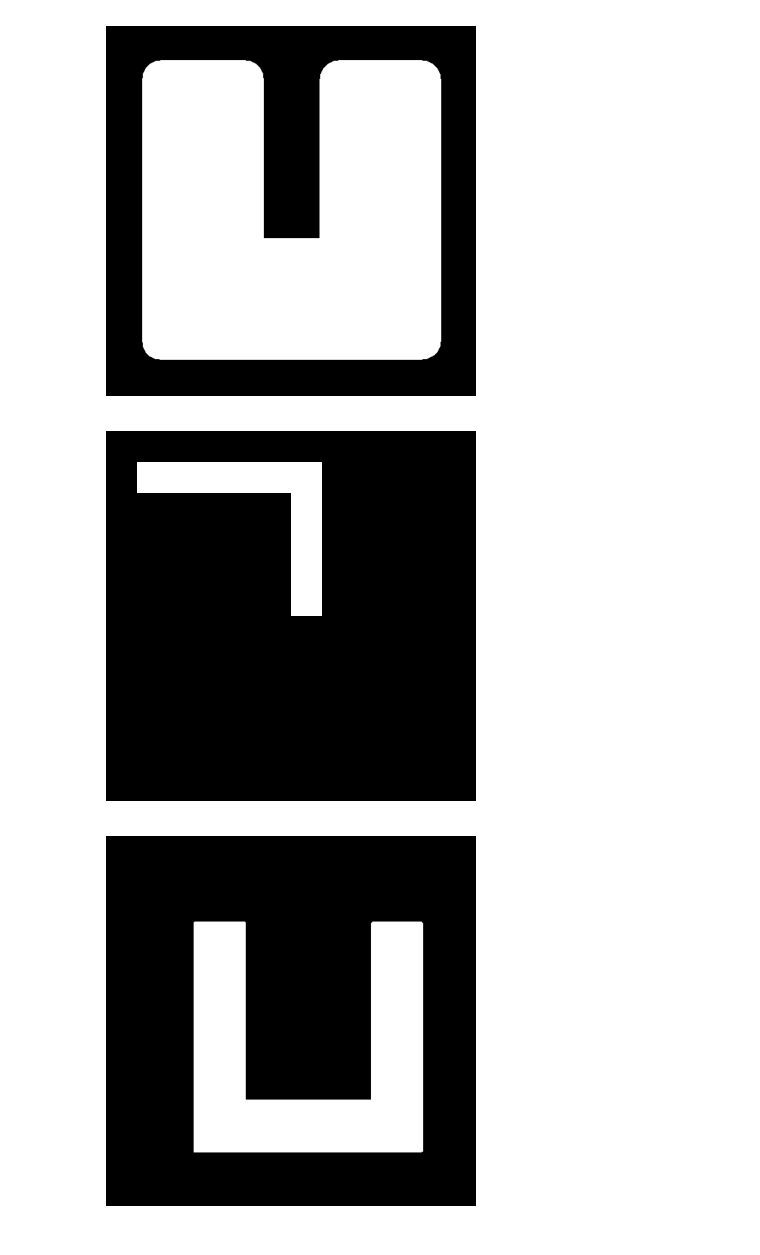
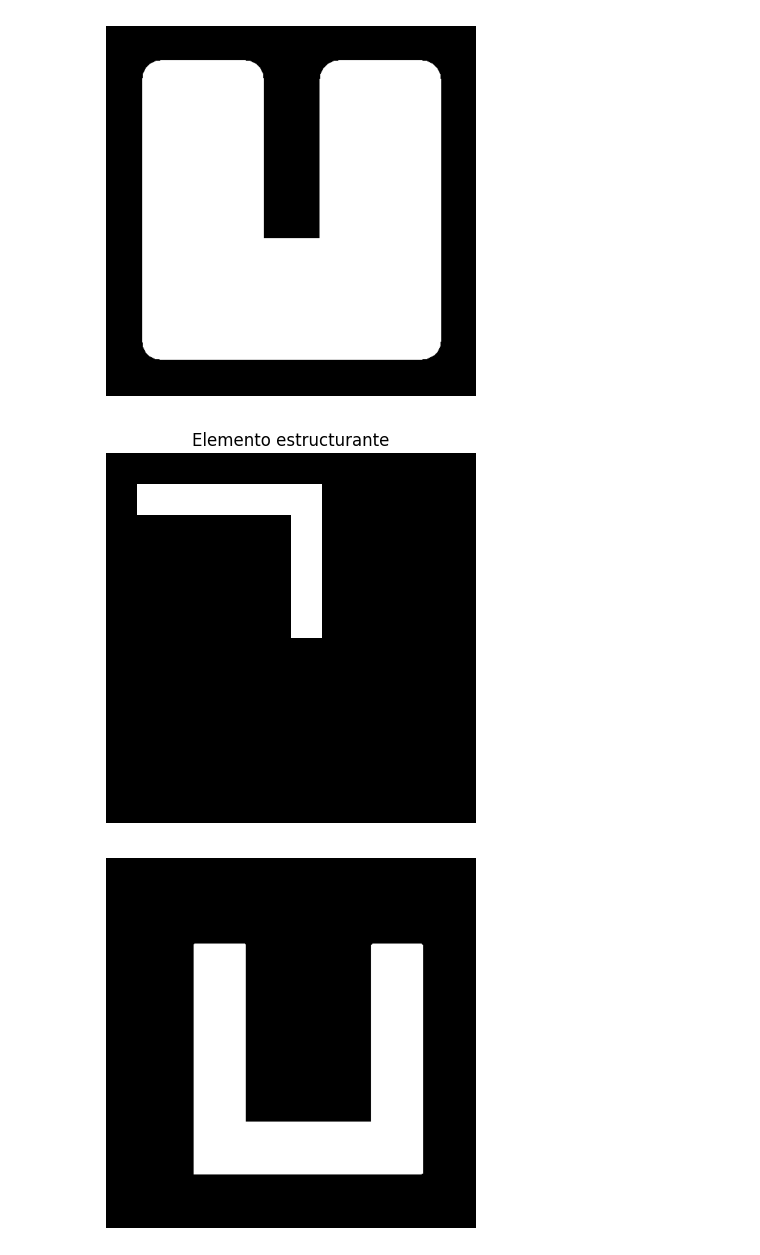
Before and after one commit to MGonza20/Lab01_VC_UVG, a Jupyter notebook: lab1.ipynb, the cells around one changed output. Drawn from its saved outputs; the diff is of its cells as text; code cells hidden in the pictures.

```diff
--- a/lab1.ipynb
+++ b/lab1.ipynb
@@ -131,17 +131,18 @@ plt.show()
 # %%
 def frame(r):
     x = np.zeros((r, r)).astype(int)
     x[:r // 2, r // 2] = 1
     x[0, :r // 2] = 1
 
     x = np.pad(x, [1, 1])
     return x
 
 plt.imshow(frame(10), cmap='gray')
 plt.axis('off')
+plt.title('Elemento estructurante')
 plt.show()
 # %% [output]
-[figure, old version]
+[figure, new version]
 # %%
 r = 100
 fr = frame(r)
```
Also changed, not shown: parts of 2 cells of this notebook.
